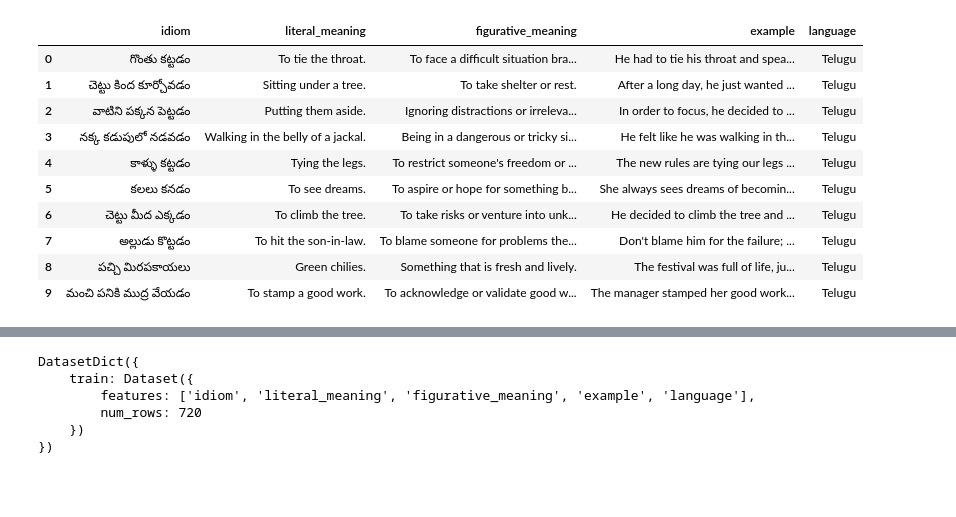
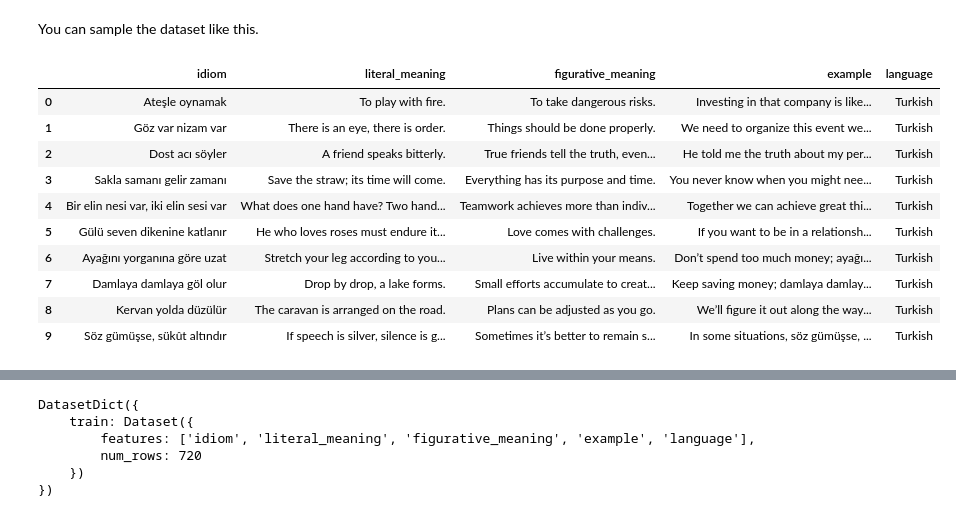
Before and after one commit to PhoenixAlpha23/Finetune-gemma, a Jupyter notebook: gemma-2b-en-idioms.ipynb, the cells around one changed output, grey strips where cells are left out. Drawn from its saved outputs; the diff is of its cells as text; code cells hidden in the pictures; blank space fills up the shorter version.

Commit message:
Kaggle Notebook | gemma-2b-en-idioms | Version 5

```diff
--- a/gemma-2b-en-idioms.ipynb
+++ b/gemma-2b-en-idioms.ipynb
@@ -23,18 +27,20 @@ for dirname, _, filenames in os.walk('/kaggle/input'):
 /kaggle/input/multilingual-idioms-indian/Gemma/afrikaans.json
 /kaggle/input/multilingual-idioms-indian/Gemma/georgian.json
 /kaggle/input/multilingual-idioms-indian/Gemma/Arabic(modern standard).json
+# %% [markdown]
+You can sample the dataset like this.
 # %%
-df= pd.read_json('/kaggle/input/multilingual-idioms-indian/Gemma/telugu.json')
+df= pd.read_json('/kaggle/input/multilingual-idioms-indian/Gemma/turkish.json')
 df
 # %% [output]
 |  | idiom | literal_meaning | figurative_meaning | example | language |
-| 0 | గొంతు కట్టడం | To tie the throat. | To face a difficult situation bra... | He had to tie his throat and spea... | Telugu |
-| 1 | చెట్టు కింద కూర్చోవడం | Sitting under a tree. | To take shelter or rest. | After a long day, he just wanted ... | Telugu |
-| 2 | వాటిని పక్కన పెట్టడం | Putting them aside. | Ignoring distractions or irreleva... | In order to focus, he decided to ... | Telugu |
-| 3 | నక్క కడుపులో నడవడం | Walking in the belly of a jackal. | Being in a dangerous or tricky si... | He felt like he was walking in th... | Telugu |
-| 4 | కాళ్ళు కట్టడం | Tying the legs. | To restrict someone's freedom or ... | The new rules are tying our legs ... | Telugu |
-| 5 | కలలు కనడం | To see dreams. | To aspire or hope for something b... | She always sees dreams of becomin... | Telugu |
-| 6 | చెట్టు మీద ఎక్కడం | To climb the tree. | To take risks or venture into unk... | He decided to climb the tree and ... | Telugu |
-| 7 | అల్లుడు కొట్టడం | To hit the son-in-law. | To blame someone for problems the... | Don't blame him for the failure; ... | Telugu |
-| 8 | పచ్చి మిరపకాయలు | Green chilies. | Something that is fresh and lively. | The festival was full of life, ju... | Telugu |
-| 9 | మంచి పనికి ముద్ర వేయడం | To stamp a good work. | To acknowledge or validate good w... | The manager stamped her good work... | Telugu |
+| 0 | Ateşle oynamak | To play with fire. | To take dangerous risks. | Investing in that company is like... | Turkish |
+| 1 | Göz var nizam var | There is an eye, there is order. | Things should be done properly. | We need to organize this event we... | Turkish |
+| 2 | Dost acı söyler | A friend speaks bitterly. | True friends tell the truth, even... | He told me the truth about my per... | Turkish |
+| 3 | Sakla samanı gelir zamanı | Save the straw; its time will come. | Everything has its purpose and time. | You never know when you might nee... | Turkish |
+| 4 | Bir elin nesi var, iki elin sesi var | What does one hand have? Two hand... | Teamwork achieves more than indiv... | Together we can achieve great thi... | Turkish |
+| 5 | Gülü seven dikenine katlanır | He who loves roses must endure it... | Love comes with challenges. | If you want to be in a relationsh... | Turkish |
+| 6 | Ayağını yorganına göre uzat | Stretch your leg according to you... | Live within your means. | Don’t spend too much money; ayağı... | Turkish |
+| 7 | Damlaya damlaya göl olur | Drop by drop, a lake forms. | Small efforts accumulate to creat... | Keep saving money; damlaya damlay... | Turkish |
+| 8 | Kervan yolda düzülür | The caravan is arranged on the road. | Plans can be adjusted as you go. | We’ll figure it out along the way... | Turkish |
+| 9 | Söz gümüşse, sükût altındır | If speech is silver, silence is g... | Sometimes it’s better to remain s... | In some situations, söz gümüşse, ... | Turkish |
```
Also changed, not shown: parts of 14 cells of this notebook.
